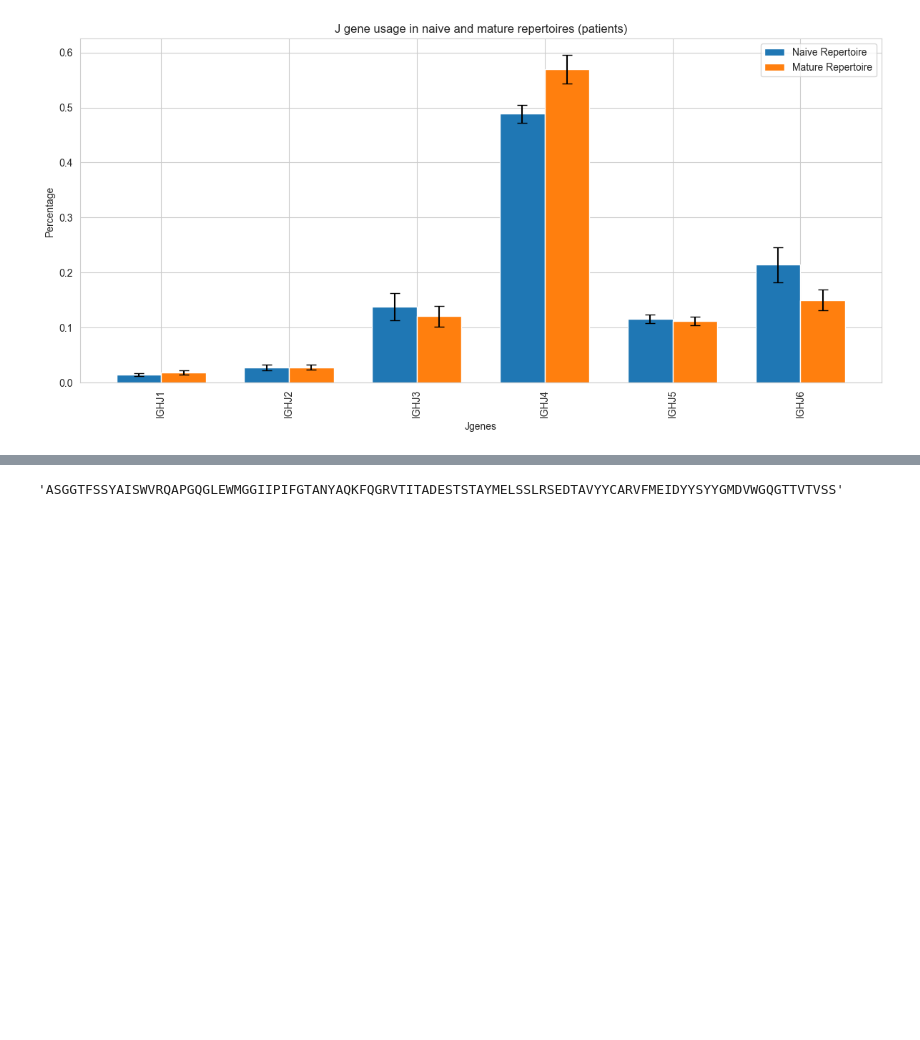
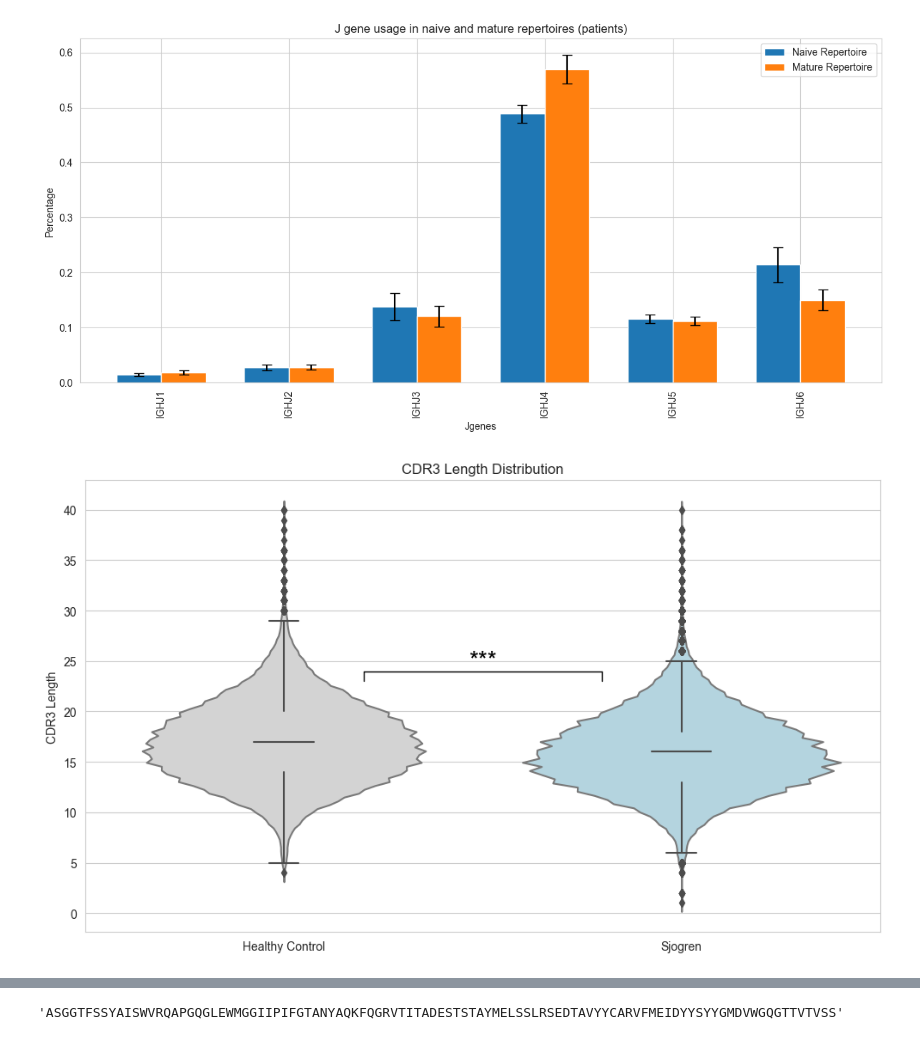
Before and after one commit to DaeheonKwon/Grad_proj, a Jupyter notebook: playground.ipynb, the cells around one changed output, grey strips where cells are left out. Saved outputs shown, nothing was run; the diff lists cells and outputs as text; code cells hidden in the pictures; blank space fills up the shorter version.

Commit message:
Gini Index & CDR3 Length analysis of IGHV1-69 Repertoire

```diff
--- a/playground.ipynb
+++ b/playground.ipynb
@@ -190,3 +157,44 @@ plt.tight_layout()
 plt.show()
 # %% [output]
 [figure]
+# %%
+paths = [healthy_path, sjogren_path]
+df_series = []
+for path in paths:
+    files = os.listdir(path)
+    series_list = []
+    for file in files:
+        df = preprocessing(pd.read_csv(os.path.join(path, file), sep='\t'))
+        series_list.append(df()[df()['v_call'] == 'IGHV1-69']['cdr3_aa'].apply(lambda x: len(x)))
+    df_series.append(pd.concat(series_list, axis=0).rename_axis(path).reset_index())
+merged_df = pd.concat(df_series, axis=1)
+merged_df = merged_df['cdr3_aa']
+merged_df.columns=['healthy', 'sjogren']
+# %%
+# Create a violin plot with significance marking
+plt.figure(figsize=(10, 6))
+
+# Create the violin plot for both 'Healthy' and 'Sjogren' columns
+sns.violinplot(data=merged_df, inner=None, palette={"healthy": "lightgray", "sjogren": "lightblue"}, bw=0.11)
+sns.boxplot(data=merged_df, color='r', width=0.15)
+
+
+# Calculate and display p-values
+group1_data = merged_df['healthy'].dropna()
+group2_data = merged_df['sjogren'].dropna()
+p_value = stats.ttest_ind(group1_data, group2_data, alternative="two-sided").pvalue
+if p_value<0.001:
+    plt.text(0.5, 25, "***", fontsize=20, color='black', ha='center', va='center')
+    plt.plot([0.2, 0.8], [24, 24], color='black', linewidth=1)  # Horizontal line
+    plt.plot([0.2, 0.2], [23, 24], color='black', linewidth=1)   # Vertical line
+    plt.plot([0.8, 0.8], [23, 24], color='black', linewidth=1)
+
+# Customize the plot
+plt.ylabel('CDR3 Length')
+plt.title('CDR3 Length Distribution')
+plt.xticks([0, 1], ['Healthy Control', 'Sjogren'])
+plt.tight_layout()
+plt.savefig('../Data/Figures/CDR3_length/IGHV1-69/CDR3_length_violin.png', dpi=500)
+plt.show()
+# %% [output]
+[figure, added]
```
Also changed, not shown: parts of 7 cells of this notebook.
